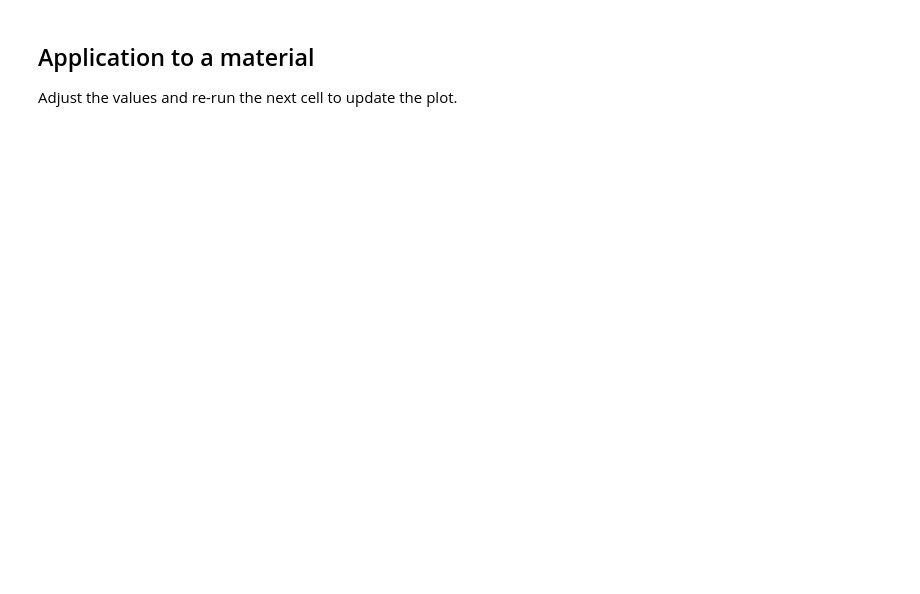
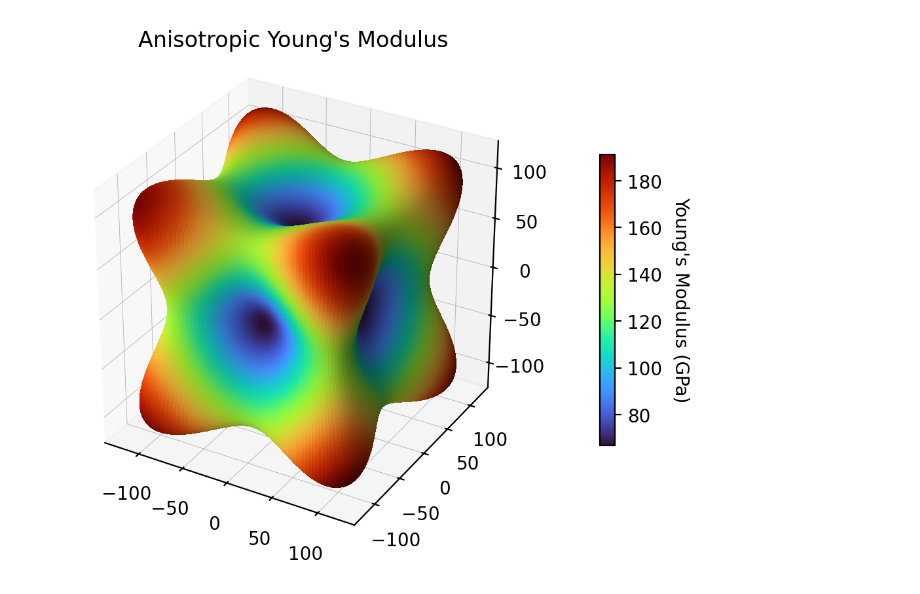
Before and after one commit to bmerle/wst3, a Jupyter notebook: anisotropic_young_modulus.ipynb, the cells around one changed output. Saved outputs shown, nothing was run; the diff lists cells and outputs as text; code cells hidden in the pictures; blank space fills up the shorter version.

```diff
--- a/anisotropic_young_modulus.ipynb
+++ b/anisotropic_young_modulus.ipynb
@@ -17,4 +13 @@ youngmod = SourceFileLoader("youngmod", script_path).load_module()
-# %% [markdown]
-## Application to a material
-Adjust the values and re-run the next cell to update the plot.
 # %%
@@ -31,0 +45,45 @@ youngmod.plot_young_surface_colored(E, ax, ay, az, title=title, cmap_name=cmap,
+# %%
+# 3D Visualization of calculated anisotropic Young's Modulus
+
+# Prepare color normalization based on E values with Matplotlib 3.7+ style colormap access
+norm = plt.Normalize(vmin=E.min(), vmax=E.max())
+cmap = plt.colormaps['turbo']
+colors = cmap(norm(E))
+
+# Create 3D plot
+plt.figure(dpi=200)
+ax3 = plt.subplot(111, projection='3d')
+
+# Plot the colored surface
+surf = ax3.plot_surface(E * ax, E * ay, E * az,
+                        facecolors=colors,
+                        rstride=1, cstride=1,
+                        linewidth=0, antialiased=False)
+
+# Add a colorbar for scale reference
+mappable = cm.ScalarMappable(norm=norm, cmap=cmap)
+mappable.set_array(E)
+cbar = plt.colorbar(mappable, ax=ax3, shrink=0.6, pad=0.1)
+cbar.set_label("Young's Modulus (GPa)", rotation=270, labelpad=15)
+
+# Axis labels and style
+ax3.set_title("Anisotropic Young's Modulus")
+try:
+    ax3.set_box_aspect([1, 1, 1])
+except Exception:
+    pass
+
+# Make axis tick labels smaller
+ax3.tick_params(axis='x', labelsize=10)
+ax3.tick_params(axis='y', labelsize=10)
+ax3.tick_params(axis='z', labelsize=10)
+
+# Lighten up the gridlines
+ax3.xaxis._axinfo["grid"]['linewidth'] = 0.3
+ax3.yaxis._axinfo["grid"]['linewidth'] = 0.3
+ax3.zaxis._axinfo["grid"]['linewidth'] = 0.3
+ax3.grid(True)
+
+plt.show()
+# %% [output]
+[figure, added]
```
Also changed, not shown: parts of 6 cells of this notebook.
